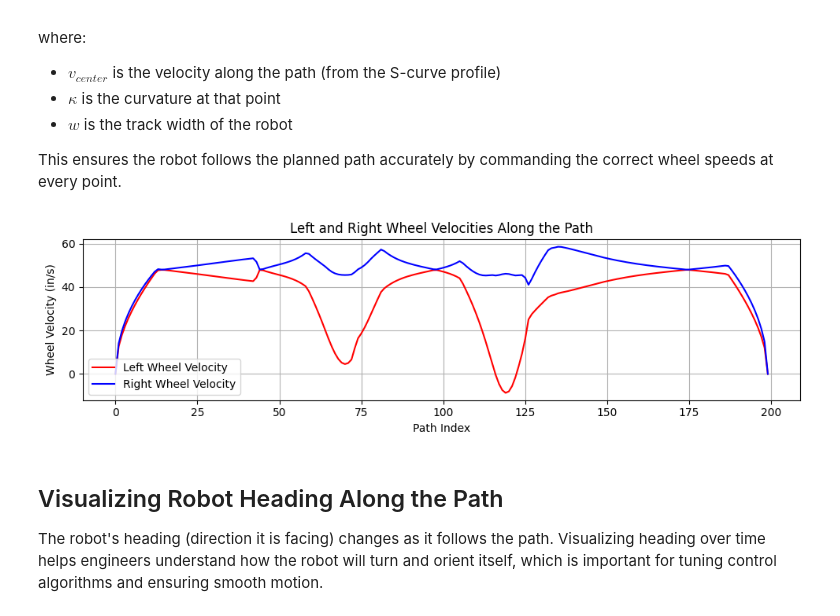
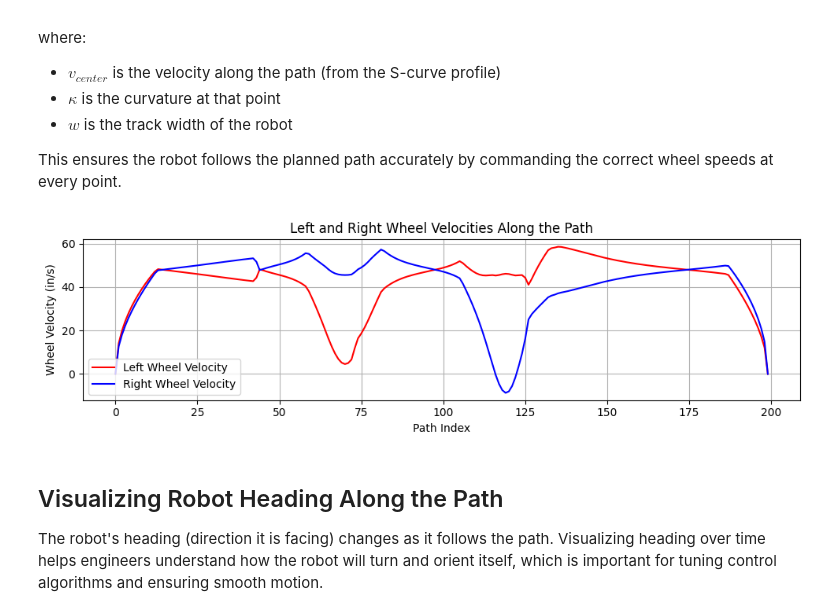
Before and after one commit to OliverCieslak/355U_PushBack, a Jupyter notebook: notebooks/path_planning_vex.ipynb, the cells around one changed output. Cells and saved outputs as stored; diff of their text form; code cells hidden in the pictures.

```diff
--- a/notebooks/path_planning_vex.ipynb
+++ b/notebooks/path_planning_vex.ipynb
@@ -316,7 +329,7 @@ deltas = np.diff(path_points, axis=0)
 segment_lengths = np.linalg.norm(deltas, axis=1)
 path_length = np.sum(segment_lengths)
 
-# For Hermite spline, curvature is calculated at each point
+# For Hermite spline, curvature is calculated at each point (with sign)
 curvature = np.zeros_like(hermite_x)
 for i in range(1, len(hermite_x)-1):
     v1 = np.array([hermite_x[i] - hermite_x[i-1], hermite_y[i] - hermite_y[i-1]])
@@ -324,8 +337,10 @@ for i in range(1, len(hermite_x)-1):
     norm1 = np.linalg.norm(v1)
     norm2 = np.linalg.norm(v2)
     if norm1 > 0 and norm2 > 0:
+        cross = v1[0]*v2[1] - v1[1]*v2[0]
+        sign = np.sign(cross)
         angle = np.arccos(np.clip(np.dot(v1, v2) / (norm1 * norm2), -1.0, 1.0))
-        curvature[i] = angle / (0.5 * (norm1 + norm2))
+        curvature[i] = sign * angle / (0.5 * (norm1 + norm2))
 
 # Visualize curvature along the path
 plt.figure(figsize=(10, 3))
@@ -408,23 +423,23 @@ This ensures the robot follows the planned path accurately by commanding the cor
 # %%
 # Example: Compute and plot left/right wheel velocities for a differential drive robot
 track_width = 13.0  # inches (example value, set to your robot's actual track width)
 
-# Compute left and right wheel velocities
-v_left = s_curve_profile * (1 - curvature * track_width / 2)
-v_right = s_curve_profile * (1 + curvature * track_width / 2)
+# Compute left and right wheel velocities (sign flip for correct convention)
+v_left = s_curve_profile * (1 + curvature * track_width / 2)
+v_right = s_curve_profile * (1 - curvature * track_width / 2)
 
 plt.figure(figsize=(10, 3))
 plt.plot(v_left, label='Left Wheel Velocity', color='red')
 plt.plot(v_right, label='Right Wheel Velocity', color='blue')
 plt.xlabel('Path Index')
 plt.ylabel('Wheel Velocity (in/s)')
 plt.title('Left and Right Wheel Velocities Along the Path')
 plt.legend()
 plt.grid(True)
 plt.tight_layout()
 plt.show()
 # %% [output]
-[figure, old version]
+[figure, new version]
 # %% [markdown]
 ## Visualizing Robot Heading Along the Path
 
```
Also changed, not shown: parts of 2 cells of this notebook.
